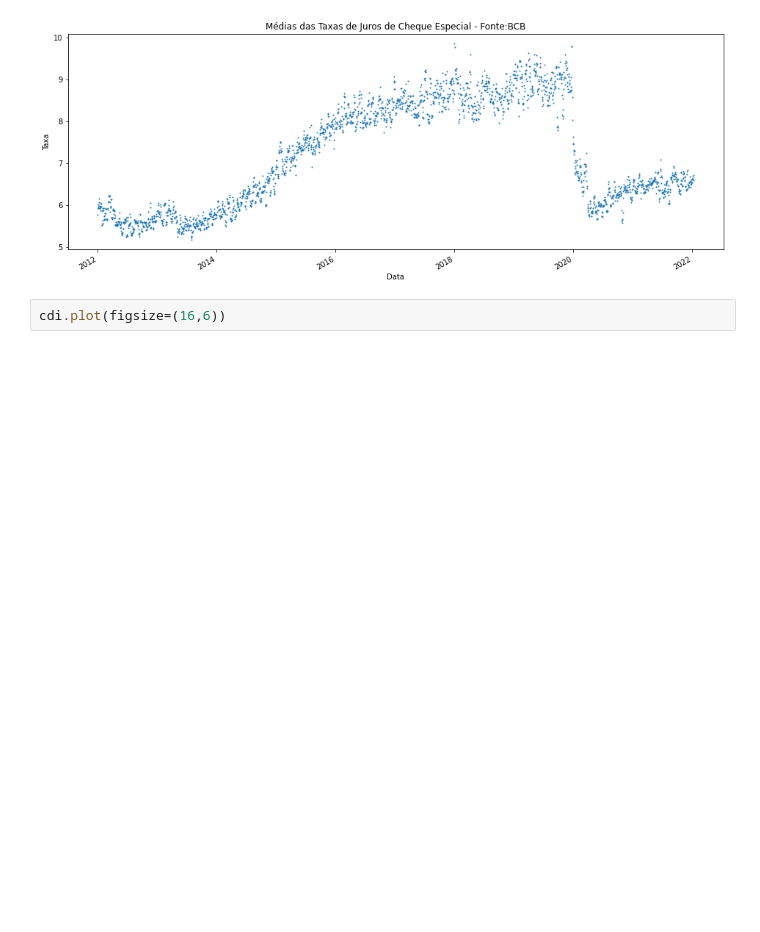
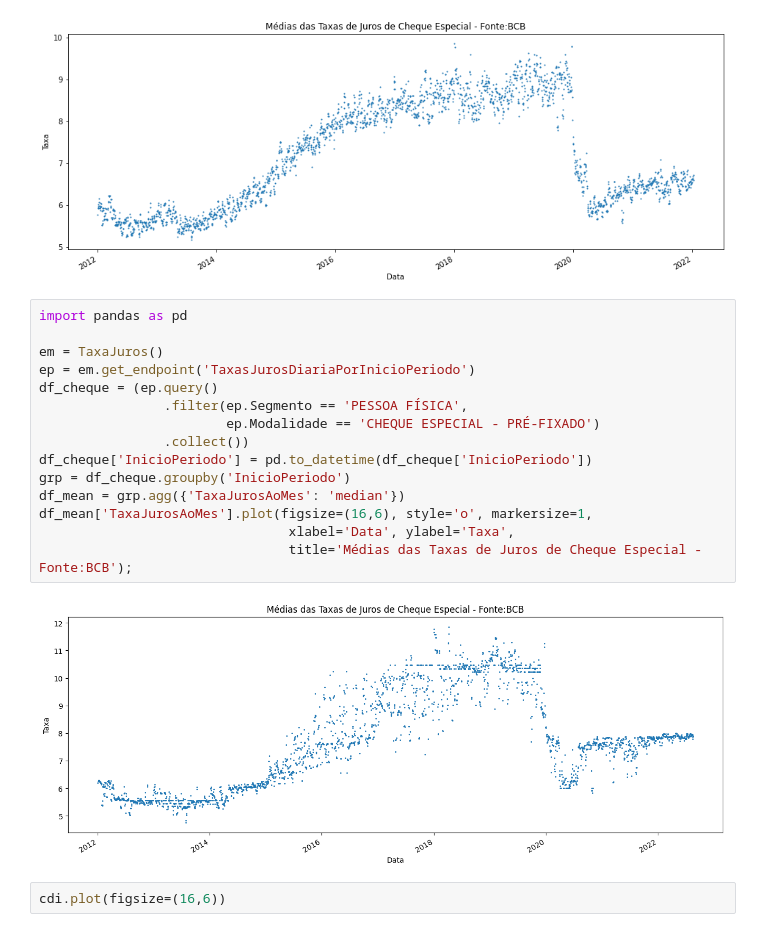
Before and after one commit to wilsonfreitas/python-bcb, a Jupyter notebook: notebooks/odata taxas de juros cheque especial.ipynb, the cells around one changed output. Cells and saved outputs as stored; diff of their text form; blank space fills up the shorter version.

```diff
--- a/notebooks/odata taxas de juros cheque especial.ipynb
+++ b/notebooks/odata taxas de juros cheque especial.ipynb
@@ -23,6 +49,23 @@ df_mean['TaxaJurosAoMes'].plot(figsize=(16,6), style='o', markersize=1,
                                title='Médias das Taxas de Juros de Cheque Especial - Fonte:BCB');
 # %% [output]
 [figure]
+# %%
+import pandas as pd
+
+em = TaxaJuros()
+ep = em.get_endpoint('TaxasJurosDiariaPorInicioPeriodo')
+df_cheque = (ep.query()
+                .filter(ep.Segmento == 'PESSOA FÍSICA',
+                        ep.Modalidade == 'CHEQUE ESPECIAL - PRÉ-FIXADO')
+                .collect())
+df_cheque['InicioPeriodo'] = pd.to_datetime(df_cheque['InicioPeriodo'])
+grp = df_cheque.groupby('InicioPeriodo')
+df_mean = grp.agg({'TaxaJurosAoMes': 'median'})
+df_mean['TaxaJurosAoMes'].plot(figsize=(16,6), style='o', markersize=1,
+                                xlabel='Data', ylabel='Taxa',
+                                title='Médias das Taxas de Juros de Cheque Especial - Fonte:BCB');
+# %% [output]
+[figure, added]
 # %%
 cdi.plot(figsize=(16,6))
 # %% [output]
```
Also changed, not shown: parts of 3 cells of this notebook, 2 other files.
